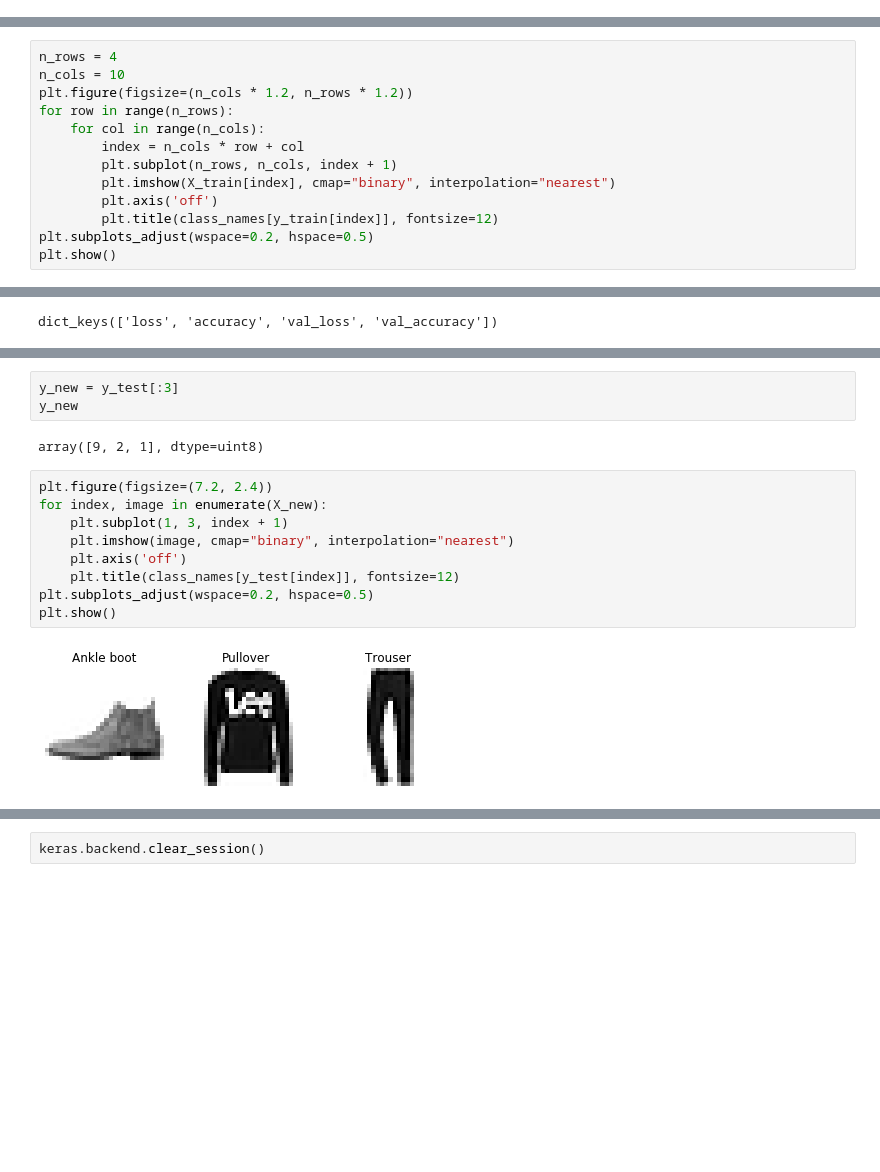
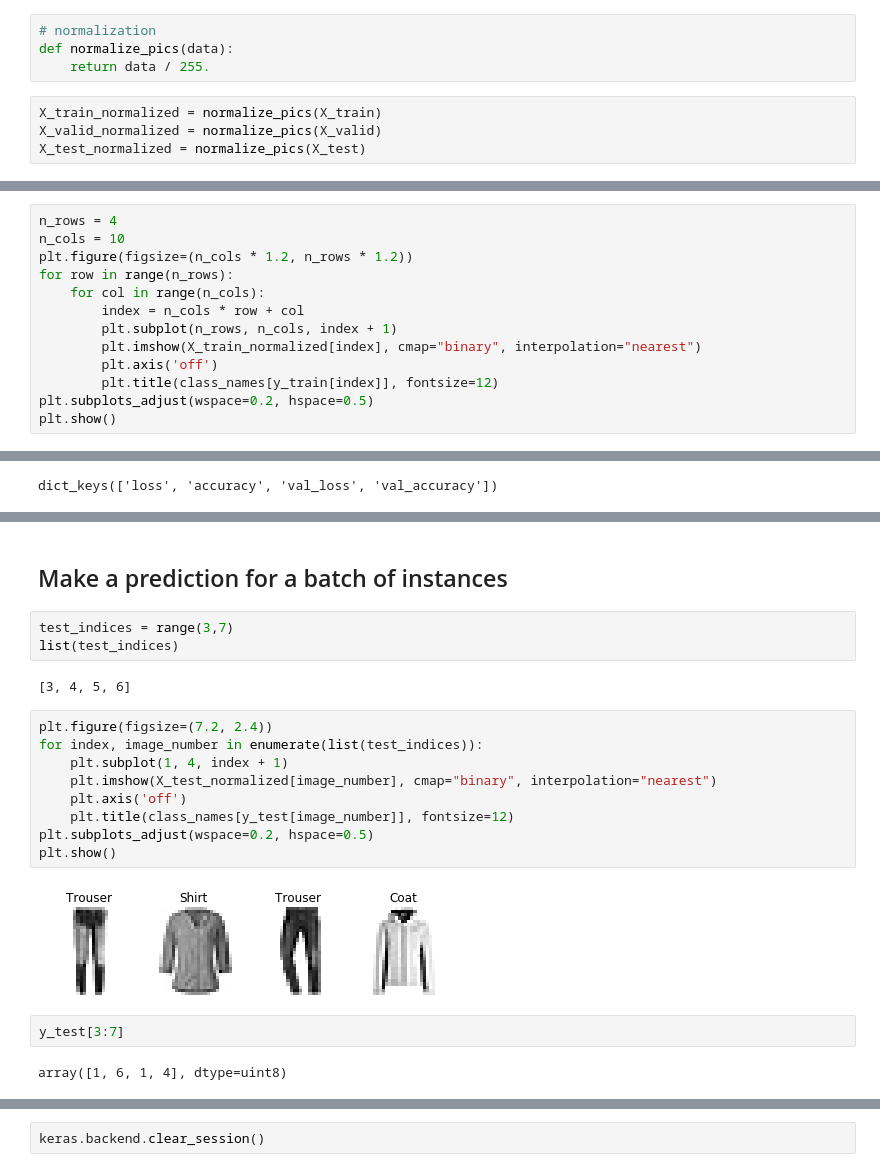
Before and after one commit to tzamalisp/dev_tasks, a Jupyter notebook: NBs/NN01 - Neural Networks Introduction - MNIST Fashion (Classification).ipynb, the cells around one changed output, grey strips where cells are left out. Saved outputs shown, nothing was run; the diff lists cells and outputs as text; blank space fills up the shorter version.

```diff
--- a/NBs/NN01 - Neural Networks Introduction - MNIST Fashion (Classification).ipynb
+++ b/NBs/NN01 - Neural Networks Introduction - MNIST Fashion (Classification).ipynb
@@ -45,0 +110,8 @@ X_test = X_test / 255.
+# %%
+# normalization
+def normalize_pics(data):
+    return data / 255.
+# %%
+X_train_normalized = normalize_pics(X_train)
+X_valid_normalized = normalize_pics(X_valid)
+X_test_normalized = normalize_pics(X_test)
@@ -76,7 +179,7 @@ for row in range(n_rows):
     for col in range(n_cols):
         index = n_cols * row + col
         plt.subplot(n_rows, n_cols, index + 1)
-        plt.imshow(X_train[index], cmap="binary", interpolation="nearest")
+        plt.imshow(X_train_normalized[index], cmap="binary", interpolation="nearest")
         plt.axis('off')
         plt.title(class_names[y_train[index]], fontsize=12)
 plt.subplots_adjust(wspace=0.2, hspace=0.5)
@@ -267,16 +453,22 @@ array(['Ankle boot', 'Pullover', 'Trouser'], dtype='<U11')
-# %%
-y_new = y_test[:3]
-y_new
-# %% [output]
-array([9, 2, 1], dtype=uint8)
+# %% [markdown]
+## Make a prediction for a batch of instances
+# %%
+test_indices = range(3,7)
+list(test_indices)
+# %% [output]
+[3, 4, 5, 6]
 # %%
 plt.figure(figsize=(7.2, 2.4))
-for index, image in enumerate(X_new):
-    plt.subplot(1, 3, index + 1)
-    plt.imshow(image, cmap="binary", interpolation="nearest")
+for index, image_number in enumerate(list(test_indices)):
+    plt.subplot(1, 4, index + 1)
+    plt.imshow(X_test_normalized[image_number], cmap="binary", interpolation="nearest")
     plt.axis('off')
-    plt.title(class_names[y_test[index]], fontsize=12)
+    plt.title(class_names[y_test[image_number]], fontsize=12)
 plt.subplots_adjust(wspace=0.2, hspace=0.5)
 plt.show()
 # %% [output]
-[figure, old version]
+[figure, new version]
+# %%
+y_test[3:7]
+# %% [output]
+array([1, 6, 1, 4], dtype=uint8)
```
Also changed, not shown: parts of 151 cells of this notebook, 1 other file.
